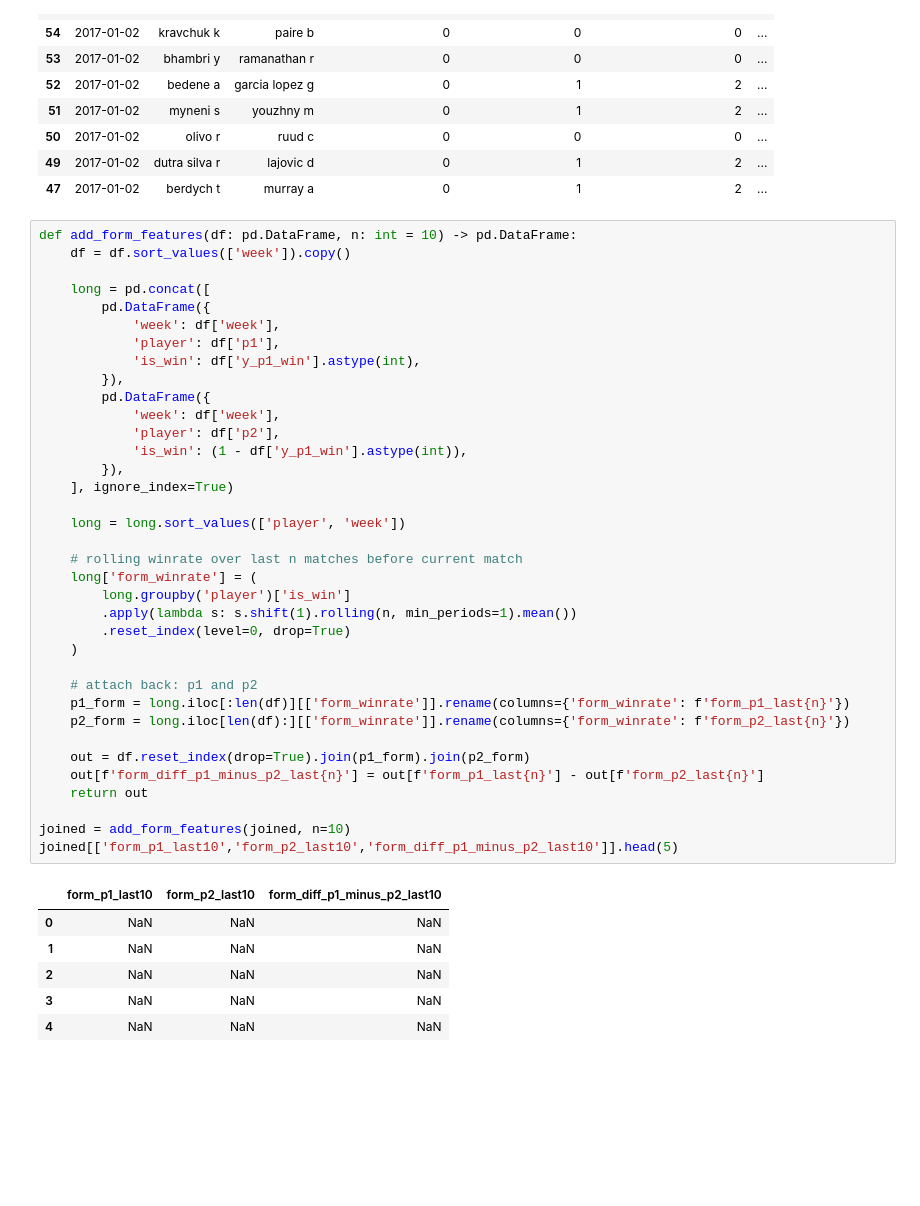
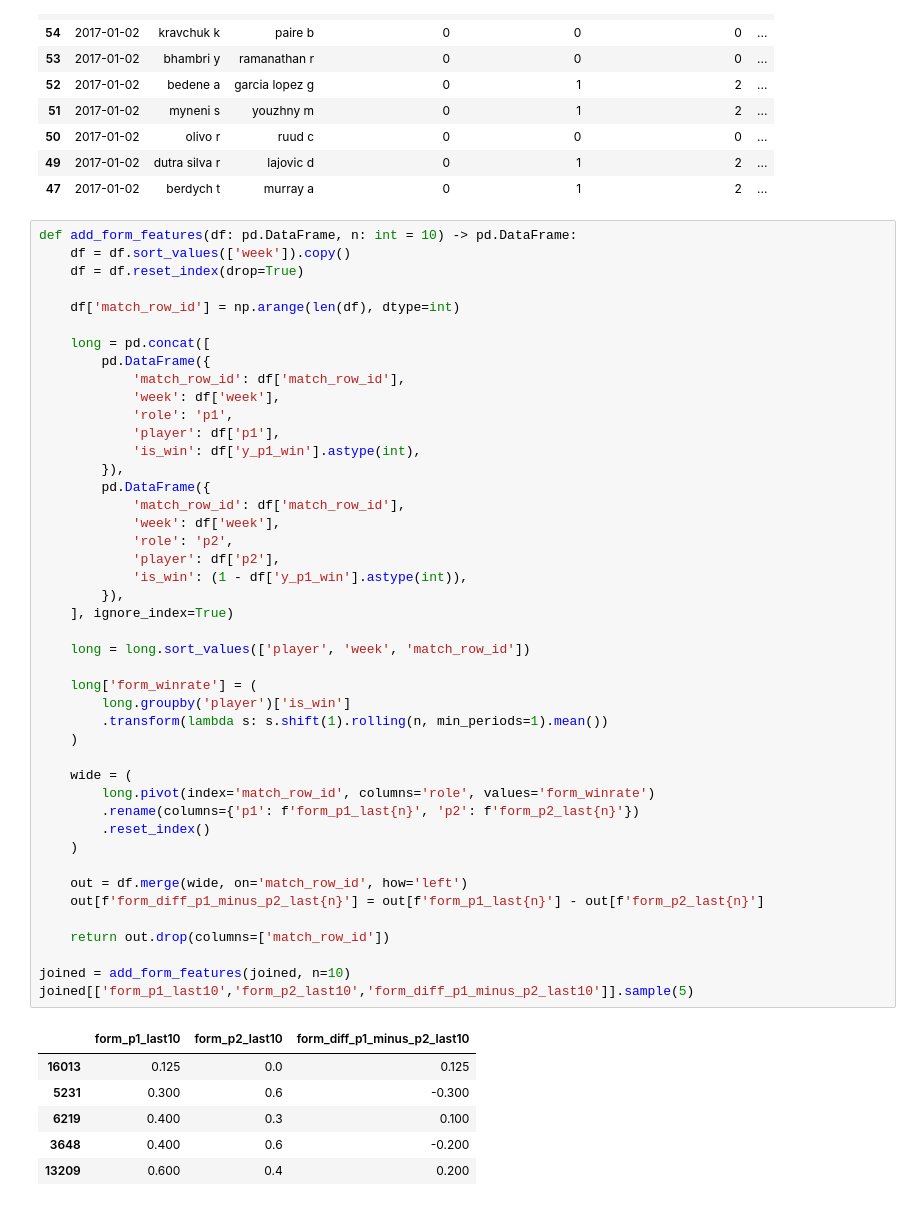
Before and after one commit to lexforfree/course_work, a Jupyter notebook: Untitled.ipynb, the cells around one changed output. Saved outputs shown, nothing was run; the diff lists cells and outputs as text; blank space fills up the shorter version.

```diff
--- a/Untitled.ipynb
+++ b/Untitled.ipynb
@@ -209,43 +209,51 @@ joined[['week','p1','p2','h2h_matches_before','h2h_p1_wins_before','h2h_p1_minus
 # %%
 def add_form_features(df: pd.DataFrame, n: int = 10) -> pd.DataFrame:
     df = df.sort_values(['week']).copy()
+    df = df.reset_index(drop=True)
+
+    df['match_row_id'] = np.arange(len(df), dtype=int)
 
     long = pd.concat([
         pd.DataFrame({
+            'match_row_id': df['match_row_id'],
             'week': df['week'],
+            'role': 'p1',
             'player': df['p1'],
             'is_win': df['y_p1_win'].astype(int),
         }),
         pd.DataFrame({
+            'match_row_id': df['match_row_id'],
             'week': df['week'],
+            'role': 'p2',
             'player': df['p2'],
             'is_win': (1 - df['y_p1_win'].astype(int)),
         }),
     ], ignore_index=True)
 
-    long = long.sort_values(['player', 'week'])
+    long = long.sort_values(['player', 'week', 'match_row_id'])
 
-    # rolling winrate over last n matches before current match
     long['form_winrate'] = (
         long.groupby('player')['is_win']
-        .apply(lambda s: s.shift(1).rolling(n, min_periods=1).mean())
-        .reset_index(level=0, drop=True)
+        .transform(lambda s: s.shift(1).rolling(n, min_periods=1).mean())
     )
 
-    # attach back: p1 and p2
-    p1_form = long.iloc[:len(df)][['form_winrate']].rename(columns={'form_winrate': f'form_p1_last{n}'})
-    p2_form = long.iloc[len(df):][['form_winrate']].rename(columns={'form_winrate': f'form_p2_last{n}'})
+    wide = (
+        long.pivot(index='match_row_id', columns='role', values='form_winrate')
+        .rename(columns={'p1': f'form_p1_last{n}', 'p2': f'form_p2_last{n}'})
+        .reset_index()
+    )
 
-    out = df.reset_index(drop=True).join(p1_form).join(p2_form)
+    out = df.merge(wide, on='match_row_id', how='left')
     out[f'form_diff_p1_minus_p2_last{n}'] = out[f'form_p1_last{n}'] - out[f'form_p2_last{n}']
-    return out
+
+    return out.drop(columns=['match_row_id'])
 
 joined = add_form_features(joined, n=10)
-joined[['form_p1_last10','form_p2_last10','form_diff_p1_minus_p2_last10']].head(5)
+joined[['form_p1_last10','form_p2_last10','form_diff_p1_minus_p2_last10']].sample(5)
 # %% [output]
 |  | form_p1_last10 | form_p2_last10 | form_diff_p1_minus_p2_last10 |
-| 0 | NaN | NaN | NaN |
-| 1 | NaN | NaN | NaN |
-| 2 | NaN | NaN | NaN |
-| 3 | NaN | NaN | NaN |
-| 4 | NaN | NaN | NaN |
+| 16013 | 0.125 | 0.0 | 0.125 |
+| 5231 | 0.300 | 0.6 | -0.300 |
+| 6219 | 0.400 | 0.3 | 0.100 |
+| 3648 | 0.400 | 0.6 | -0.200 |
+| 13209 | 0.600 | 0.4 | 0.200 |
```
Also changed, not shown: parts of 6 cells of this notebook, 8 other files.
